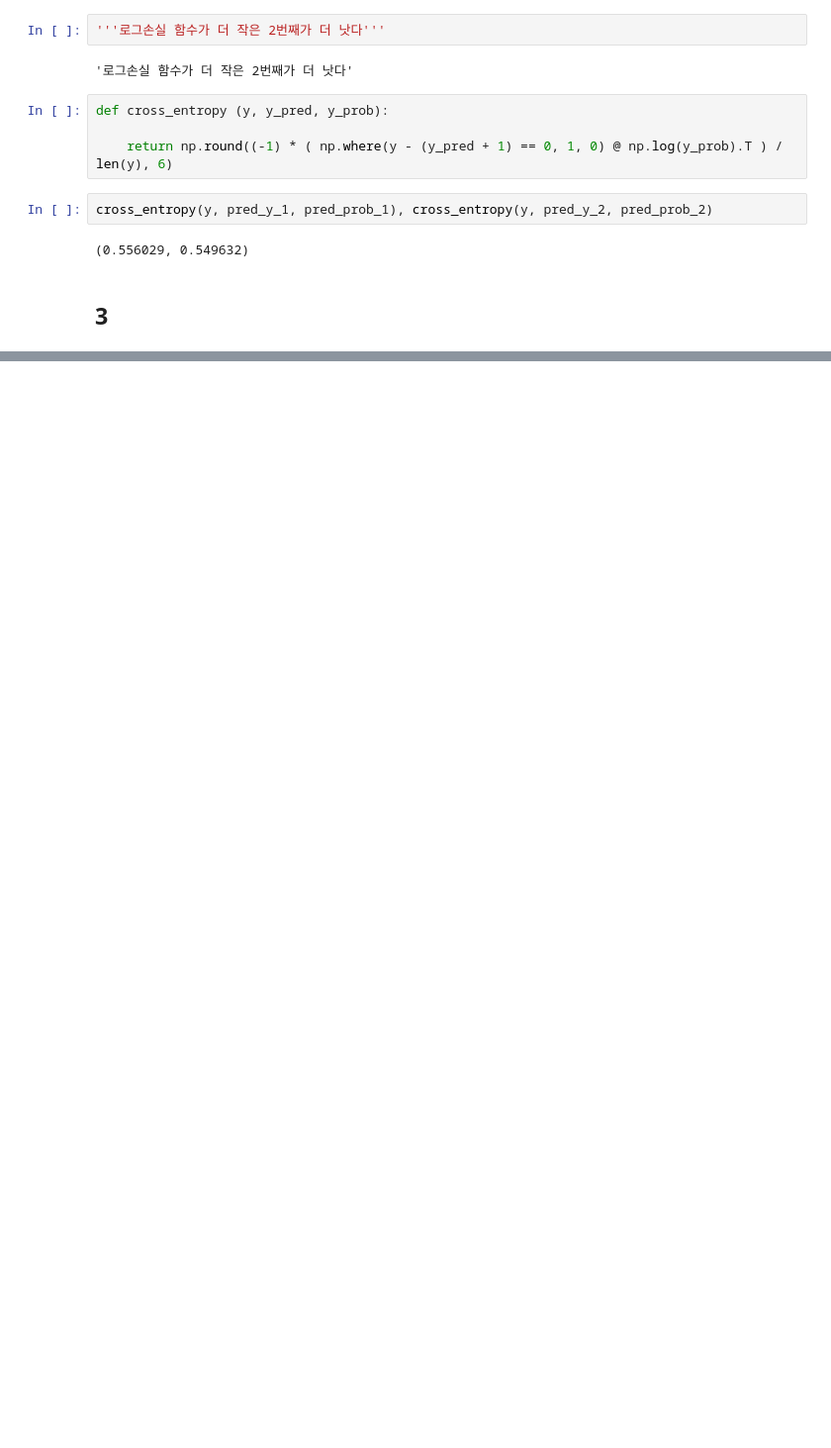
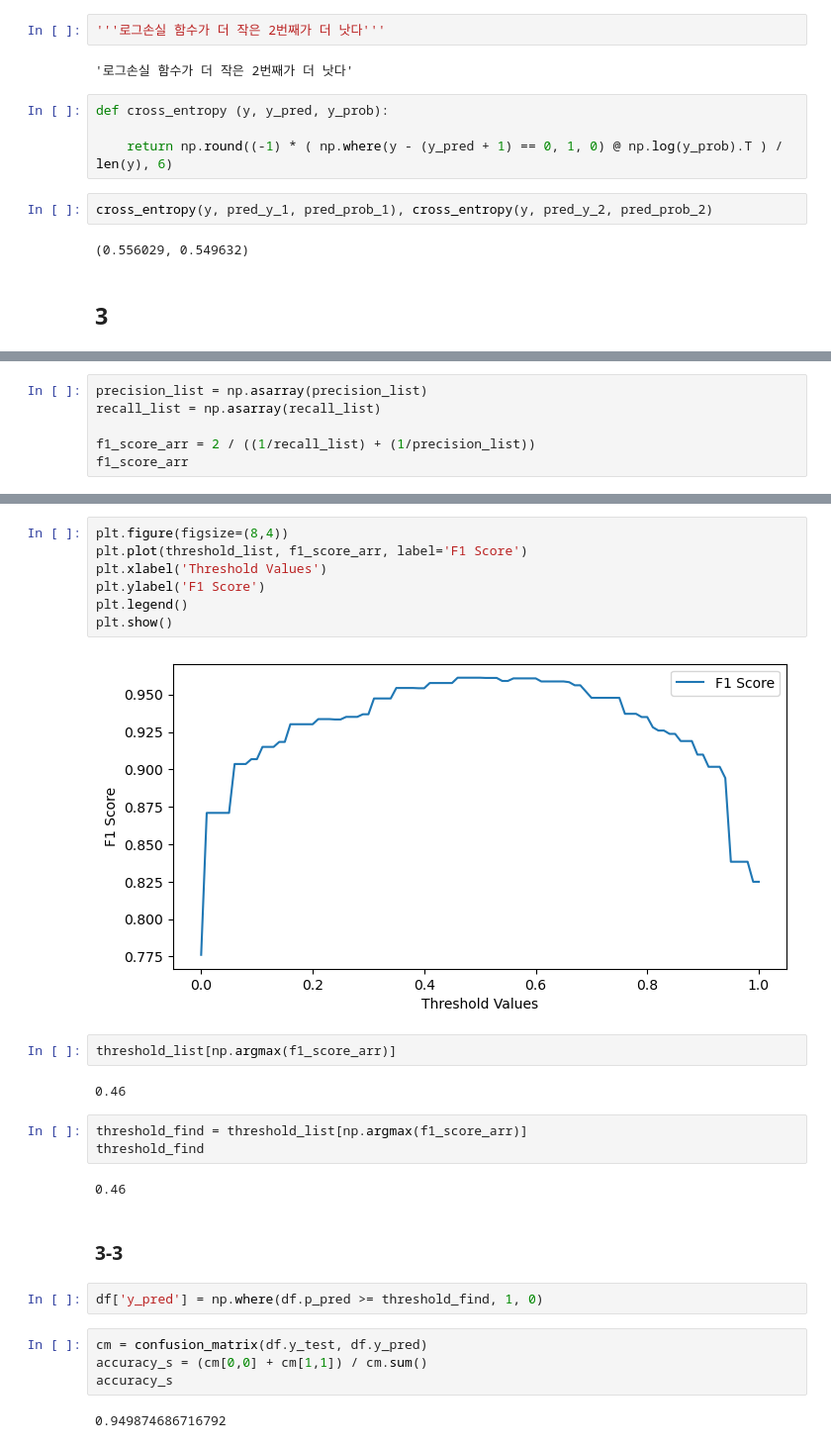
Before and after one commit to MalrangQuant/Machine-Learning-Financial-Engineering, a Jupyter notebook: 과제2 - 20223888 이선우.ipynb, the cells around one changed output, grey strips where cells are left out. Shown at 99% size. Cells and saved outputs as stored; diff of their text form; blank space fills up the shorter version.

```diff
--- a/과제2 - 20223888 이선우.ipynb
+++ b/과제2 - 20223888 이선우.ipynb
@@ -156,0 +207,6 @@ cross_entropy(y, pred_y_1, pred_prob_1), cross_entropy(y, pred_y_2, pred_prob_2)
+# %%
+precision_list = np.asarray(precision_list)
+recall_list = np.asarray(recall_list)
+
+f1_score_arr = 2 / ((1/recall_list) + (1/precision_list))
+f1_score_arr
@@ -156,0 +231,28 @@ cross_entropy(y, pred_y_1, pred_prob_1), cross_entropy(y, pred_y_2, pred_prob_2)
+# %%
+plt.figure(figsize=(8,4))
+plt.plot(threshold_list, f1_score_arr, label='F1 Score')
+plt.xlabel('Threshold Values')
+plt.ylabel('F1 Score')
+plt.legend()
+plt.show()
+# %% [output]
+[figure, added]
+# %%
+threshold_list[np.argmax(f1_score_arr)]
+# %% [output]
+0.46
+# %%
+threshold_find = threshold_list[np.argmax(f1_score_arr)]
+threshold_find
+# %% [output]
+0.46
+# %% [markdown]
+### 3-3
+# %%
+df['y_pred'] = np.where(df.p_pred >= threshold_find, 1, 0)
+# %%
+cm = confusion_matrix(df.y_test, df.y_pred)
+accuracy_s = (cm[0,0] + cm[1,1]) / cm.sum()
+accuracy_s
+# %% [output]
+0.949874686716792
```
Also changed, not shown: parts of 7 cells of this notebook.
